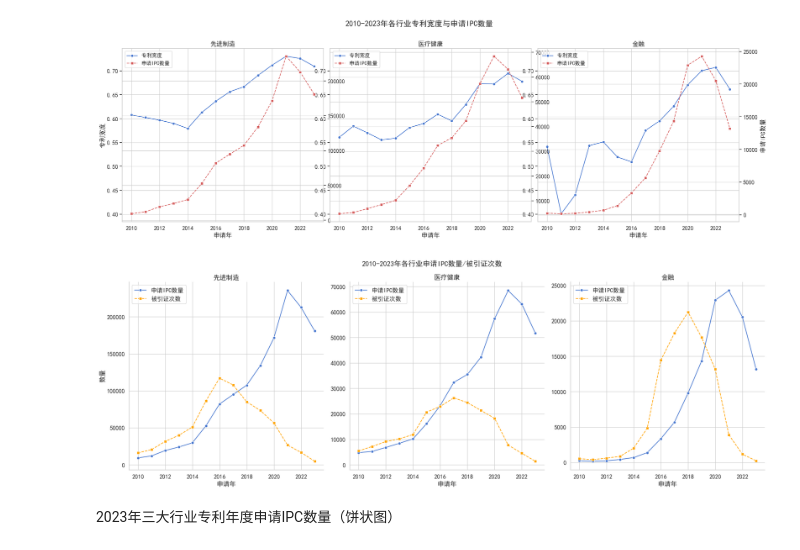
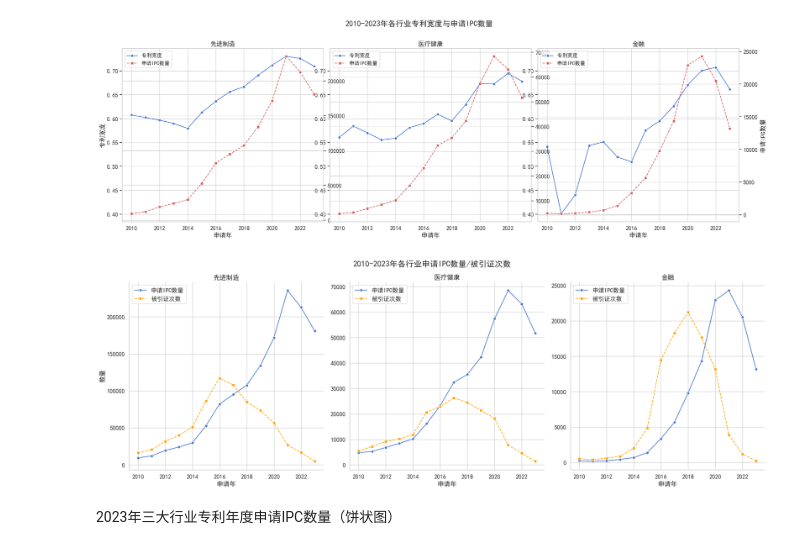
Before and after one commit to ideatechresearch/patent_invest, a Jupyter notebook: 多维度专利数据源整合图.ipynb, the cells around one changed output. Cells and saved outputs as stored; diff of their text form; code cells hidden in the pictures.

```diff
--- a/多维度专利数据源整合图.ipynb
+++ b/多维度专利数据源整合图.ipynb
@@ -551,0 +561,3 @@ patent_co.行业.isna().sum()
+# %%
+mask=(patent_co.行业=='金融')&(~patent_co.工商全称.isin(co_11.loc[co_11.行业=='金融','工商全称']))
+mask.sum()
@@ -552,3 +566,5 @@ patent_co.行业.isna().sum()
+# %%
+patent_co.loc[mask,'子行业']='金融科技'
 # %%
 df=patent_co[(patent_co['首次上市日期'].isna() | (patent_co['申请日']<=patent_co['首次上市日期'])|(patent_co['首次公开日']<=patent_co['首次上市日期'])) & (patent_co.行业!='传统制造')]
 df.shape
@@ -942,25 +949,25 @@ industry_year_patent=pd.merge(industry_year_patent, df.groupby(['行业','申请
 # %%
 data=industry_year_patent[(industry_year_patent.申请年<2024)&(industry_year_patent.申请年>=2010)].reset_index(drop=True)
 #set_plot_style()
 sns.set(style='whitegrid', palette='muted',font="SimHei", font_scale=1.2)
 # FacetGrid创建子图
 g = sns.FacetGrid(data, col='行业', col_wrap=3, height=7,  sharey=False)#aspect=1.5,
 
 g.map_dataframe(sns.lineplot, x='申请年', y='申请IPC数量', marker='o', linestyle='-', label='申请IPC数量')
 g.map_dataframe(sns.lineplot, x='申请年', y='被引证次数', marker='s', linestyle='--', label='被引证次数',color='orange')
 
 for ax in g.axes.flat:
     handles, labels = ax.get_legend_handles_labels()
     ax.legend(handles=handles[:2], labels=['申请IPC数量', '被引证次数'])
 
 # 设置标题和标签
 g.set_axis_labels('申请年', '数量')
 g.set_titles(col_template="{col_name}", fontsize=14)
 
-plt.suptitle('2010-2023年各行业申请IPC数量/被引证次数', y=1.03, fontsize=16)
+plt.suptitle('2010-2023年各行业申请IPC数量/被引证次数', y=1.03, fontsize=18)
 plt.show()
 # %% [output]
-[figure, old version]
+[figure, new version]
 # %% [markdown]
 2023年三大行业专利年度申请IPC数量（饼状图）
 # %%
```
Also changed, not shown: parts of 8 cells of this notebook.
